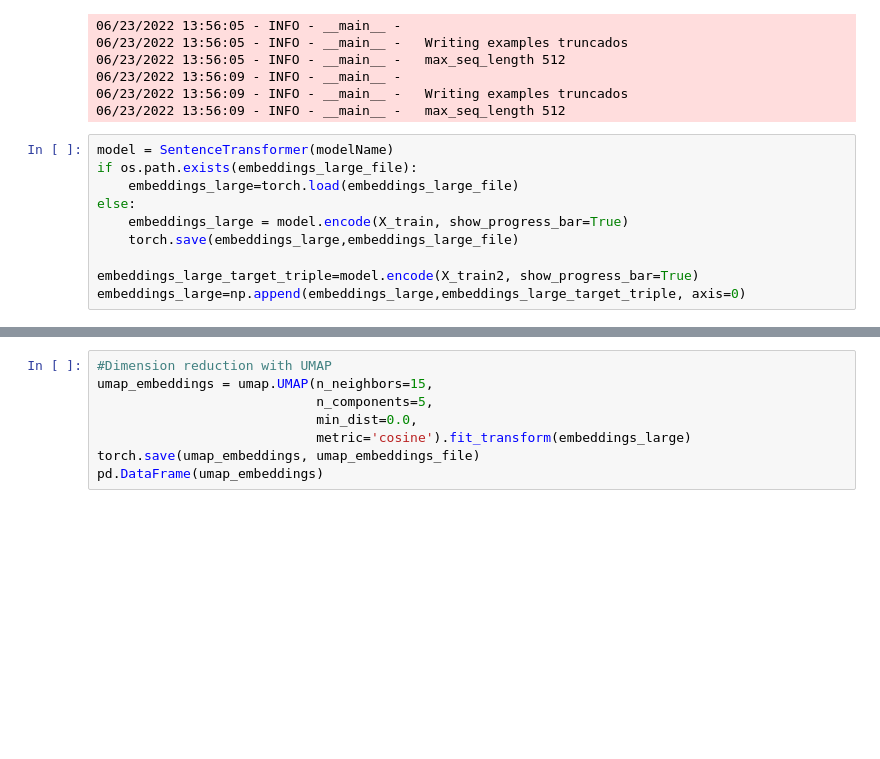
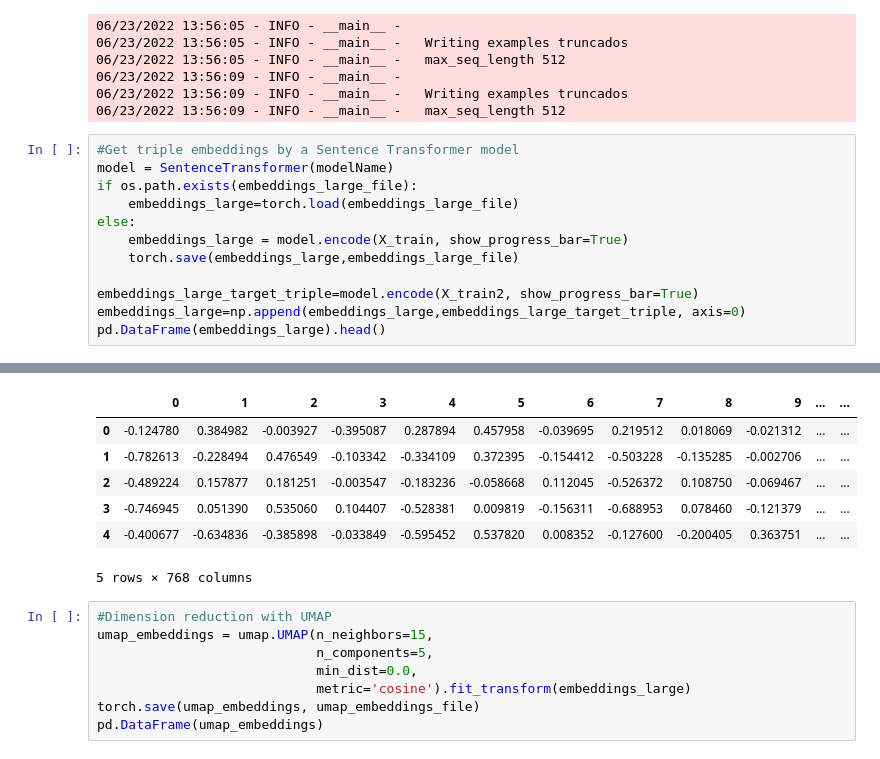
Before and after one commit to yalopez84/Interpretable_method, a Jupyter notebook: Interpretable_Triple_Prediction_Method.ipynb, the cells around one changed output, grey strips where cells are left out. Cells and saved outputs as stored; diff of their text form; blank space fills up the shorter version.

```diff
--- a/Interpretable_Triple_Prediction_Method.ipynb
+++ b/Interpretable_Triple_Prediction_Method.ipynb
@@ -466,6 +467,7 @@ X_train2.append(" ".join(target_triple_sequence_truncate[0].text))
 06/23/2022 13:56:09 - INFO - __main__ -   Writing examples truncados
 06/23/2022 13:56:09 - INFO - __main__ -   max_seq_length 512
 # %%
+#Get triple embeddings by a Sentence Transformer model
 model = SentenceTransformer(modelName)
 if os.path.exists(embeddings_large_file):
     embeddings_large=torch.load(embeddings_large_file)
@@ -475,4 +477,5 @@ else:
 
 embeddings_large_target_triple=model.encode(X_train2, show_progress_bar=True)
 embeddings_large=np.append(embeddings_large,embeddings_large_target_triple, axis=0)
+pd.DataFrame(embeddings_large).head()
 # %% [output]
@@ -481,3 +484,10 @@ embeddings_large=np.append(embeddings_large,embeddings_large_target_triple, axis
+|  | 0 | 1 | 2 | 3 | 4 | 5 | 6 | 7 | 8 | 9 | ... | ... |
+| 0 | -0.124780 | 0.384982 | -0.003927 | -0.395087 | 0.287894 | 0.457958 | -0.039695 | 0.219512 | 0.018069 | -0.021312 | ... | ... |
+| 1 | -0.782613 | -0.228494 | 0.476549 | -0.103342 | -0.334109 | 0.372395 | -0.154412 | -0.503228 | -0.135285 | -0.002706 | ... | ... |
+| 2 | -0.489224 | 0.157877 | 0.181251 | -0.003547 | -0.183236 | -0.058668 | 0.112045 | -0.526372 | 0.108750 | -0.069467 | ... | ... |
+| 3 | -0.746945 | 0.051390 | 0.535060 | 0.104407 | -0.528381 | 0.009819 | -0.156311 | -0.688953 | 0.078460 | -0.121379 | ... | ... |
+| 4 | -0.400677 | -0.634836 | -0.385898 | -0.033849 | -0.595452 | 0.537820 | 0.008352 | -0.127600 | -0.200405 | 0.363751 | ... | ... |
+5 rows × 768 columns
 # %%
 #Dimension reduction with UMAP
 umap_embeddings = umap.UMAP(n_neighbors=15,
```
Also changed, not shown: parts of 8 cells of this notebook.
